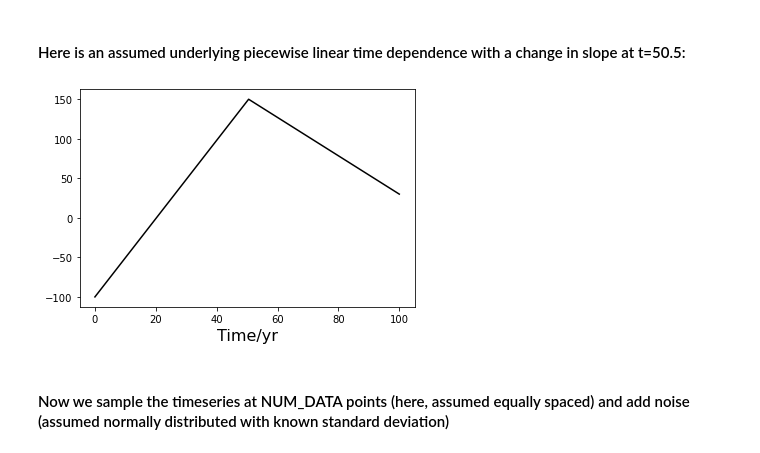
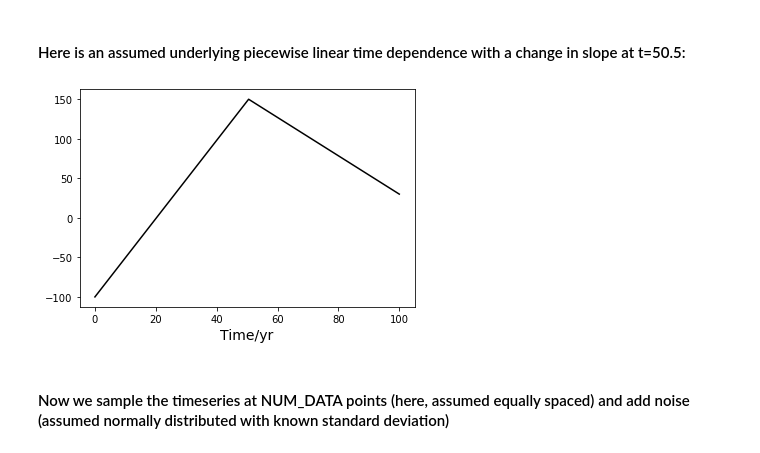
Before and after one commit to plivermore/jerk_finder, a Jupyter notebook: test_jerk_finder.ipynb, the cells around one changed output. Saved outputs shown, nothing was run; the diff lists cells and outputs as text; code cells hidden in the pictures.

```diff
--- a/test_jerk_finder.ipynb
+++ b/test_jerk_finder.ipynb
@@ -5,13 +5,13 @@
 # %%
 import matplotlib.pyplot as plt
 import numpy as np
 time_for_plotting = np.linspace(0,100,100,endpoint=True)
 plt.figure()
 plt.plot([0,50.5,100],[-100,150,30],'k');
-plt.xlabel('Time/yr',fontsize=16)
+plt.xlabel('Time/yr',fontsize=14)
 plt.savefig('example1_raw_signal.pdf',bbox_inches='tight')
 # %% [output]
-[figure, old version]
+[figure, new version]
 # %% [markdown]
 #### Now we sample the timeseries at NUM_DATA points (here, assumed equally spaced) and add noise (assumed normally distributed with known standard deviation)
 # %%
```
Also changed, not shown: parts of 3 cells of this notebook, 1 other file.
